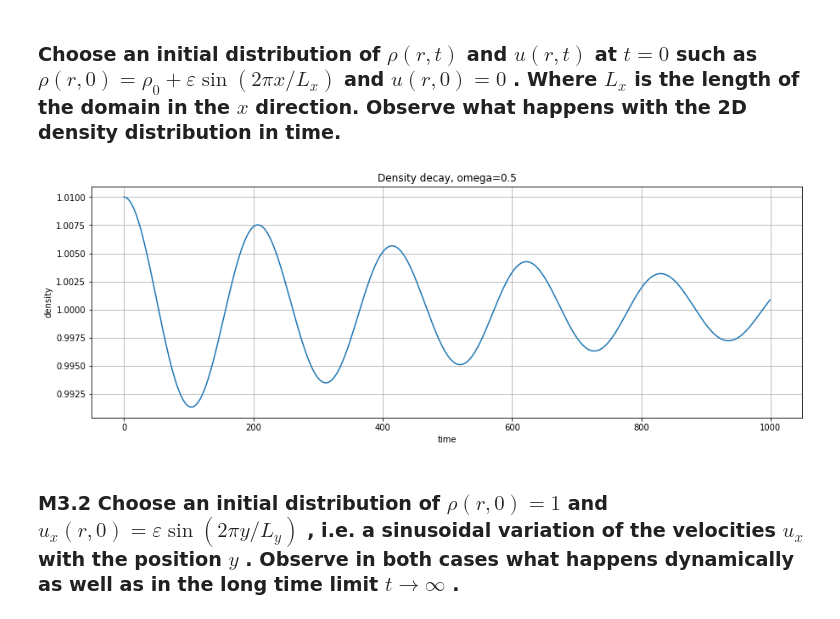
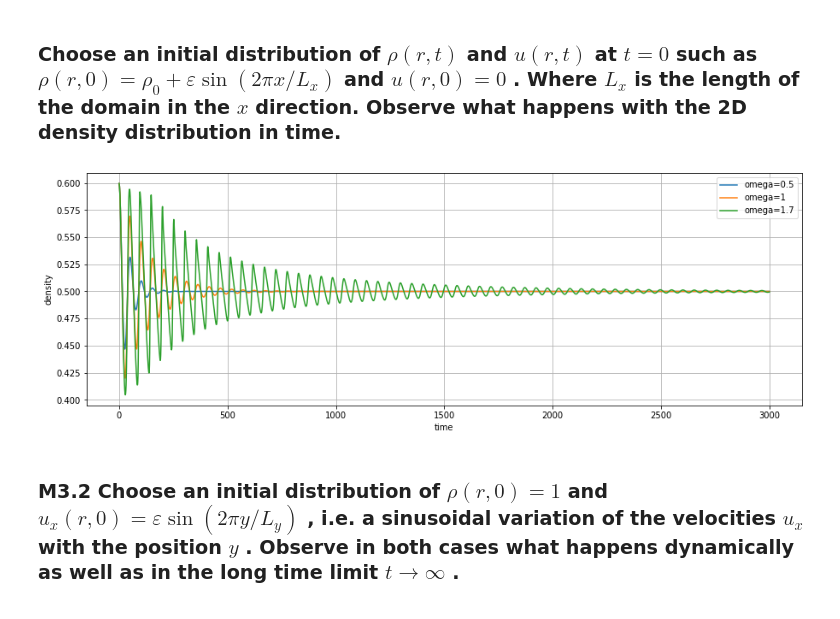
Before and after one commit to jonas27/pylbm, a Jupyter notebook: milestones/m3/m3.ipynb, the cells around one changed output. Saved outputs shown, nothing was run; the diff lists cells and outputs as text; code cells hidden in the pictures.

Commit message:
save m3 so far

```diff
--- a/milestones/m3/m3.ipynb
+++ b/milestones/m3/m3.ipynb
@@ -7,25 +6,53 @@ import m3_helpers
 # %%
 epochs = 3000
-eps = 0.01
+eps = 0.1
 omegas = np.arange(0.1, 1.91, 0.2).round(decimals=1)
-x_dim, y_dim = 150, 200
+x_dim, y_dim = 30, 30
 # %% [markdown]
 ### Choose an initial distribution of  $ρ(r,t)$  and  $u(r,t)$  at  $t=0$  such as  $ρ(r,0)=ρ_0+ε \sin(2πx / L_x)$  and  $u(r,0)=0$ . Where  $L_x$  is the length of the domain in the  $x$  direction. Observe what happens with the 2D density distribution in time.
-# %%
-vs_emp, densities = m3_helpers.m3_1(x_dim=x_dim, y_dim=y_dim, eps=eps, epochs=epochs,omega=0.5)
-fig, ax = plt.subplots(figsize=(15,5))
-plt.axis('off')
-ax = fig.subplots(nrows=1, ncols=1)
-# ax = axs[0]
-densities = np.array(densities)
-ax.plot(np.arange(epochs),densities)
-ax.set_title("Density decay, omega=0.5")
-ax.set_xlabel("time")
-ax.set_ylabel("density")
-ax.grid(True)
-plt.show()
-plt.close()
-# %% [output]
-[figure, removed]
+# %%
+x = np.arange(x_dim)
+y = np.arange(y_dim)
+X, Y = np.meshgrid(x, y)
+r_mean, u_mean = 0.5, 0.0
+
+fig, ax = plt.subplots(figsize=(15,5))
+
+for o in [0.5,1,1.7]:
+    vs_emp = []
+    r_xy = lbm.density_init(x_dim=x_dim, y_dim=y_dim, r_mean=r_mean, eps=0.0)
+    r_xy += eps * np.sin(2.0 * np.pi / x_dim * X).T
+
+    u_axy = lbm.local_avg_velocity_init(x_dim=x_dim, y_dim=y_dim, u_mean=u_mean, eps=0.0)
+    f_cxy = lbm.f_eq(u_axy=u_axy, r_xy=r_xy)
+
+    densities = []
+    for e in range(epochs):
+        # use max density (j dim doesn't matter)
+        densities.append(r_xy[x_dim // 4, 0])
+        f_cxy = lbm.stream(f_cxy=f_cxy)
+        f_cxy, u_axy = lbm.collision(f_cxy=f_cxy, omega=o)
+        r_xy = lbm.density(f_cxy=f_cxy)
+
+    def func(x, a, b, c, d):
+        return a * np.cos(b * x) * np.exp(-c * x) + d
+
+    popt, pcov = curve_fit(func, np.arange(epochs), densities)
+    v = popt[2] / (2 * np.pi / x_dim) ** 2
+    vs_emp.append(v)
+    densities = np.array(densities)
+    ax.plot(np.arange(epochs),densities, label='omega='+str(o))
+
+
+ax.set_xlabel("time")
+ax.set_ylabel("density")
+# ax.set_title("Density decay, omega=0.5")
+ax.legend()
+ax.grid(True)
+lbm.save_fig(fig, 'm3-1-density-decay.pgf')
+plt.show()
+plt.close()
+# %% [output]
+[figure, added]
 # %% [markdown]
 ### M3.2 Choose an initial distribution of  $ρ(r,0)=1$  and  $u_x(r,0)=ε\sin(2πy / L_y)$ , i.e. a sinusoidal variation of the velocities  $u_x$  with the position  $y$ . Observe in both cases what happens dynamically as well as in the long time limit  $t→∞$ .
```
Also changed, not shown: parts of 4 cells of this notebook, 7 other files.
